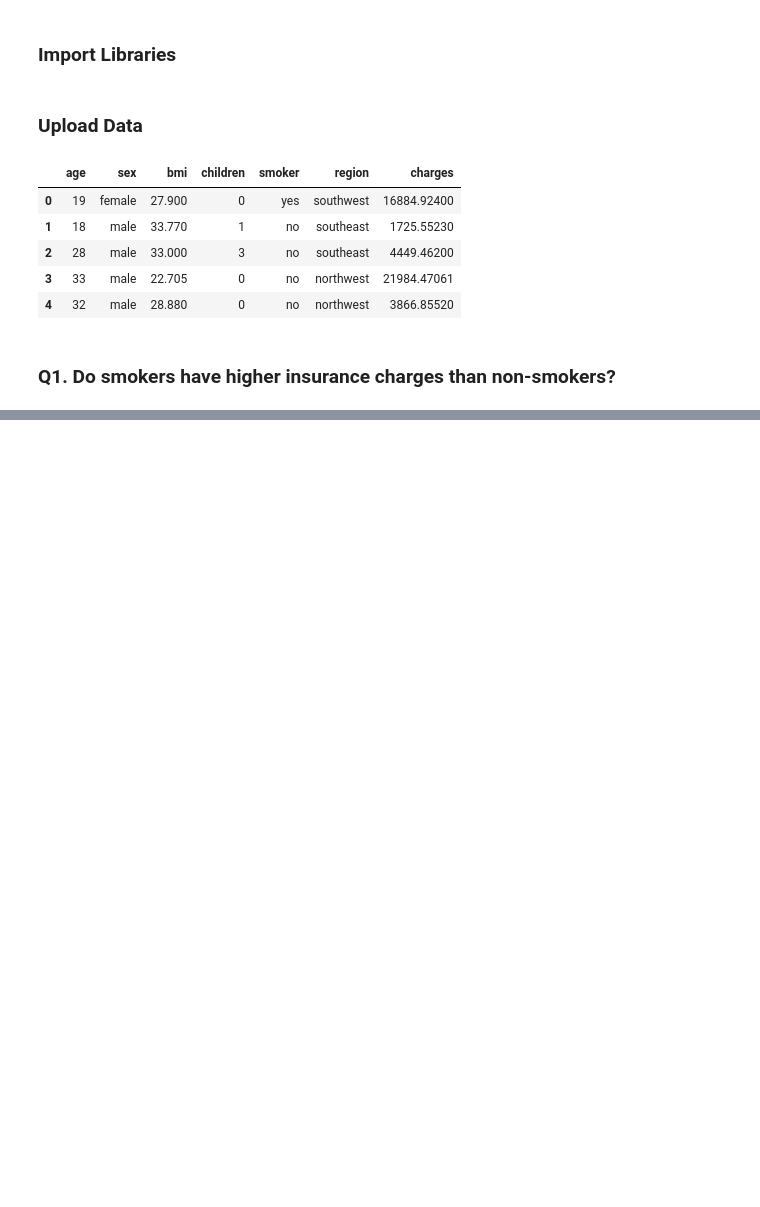
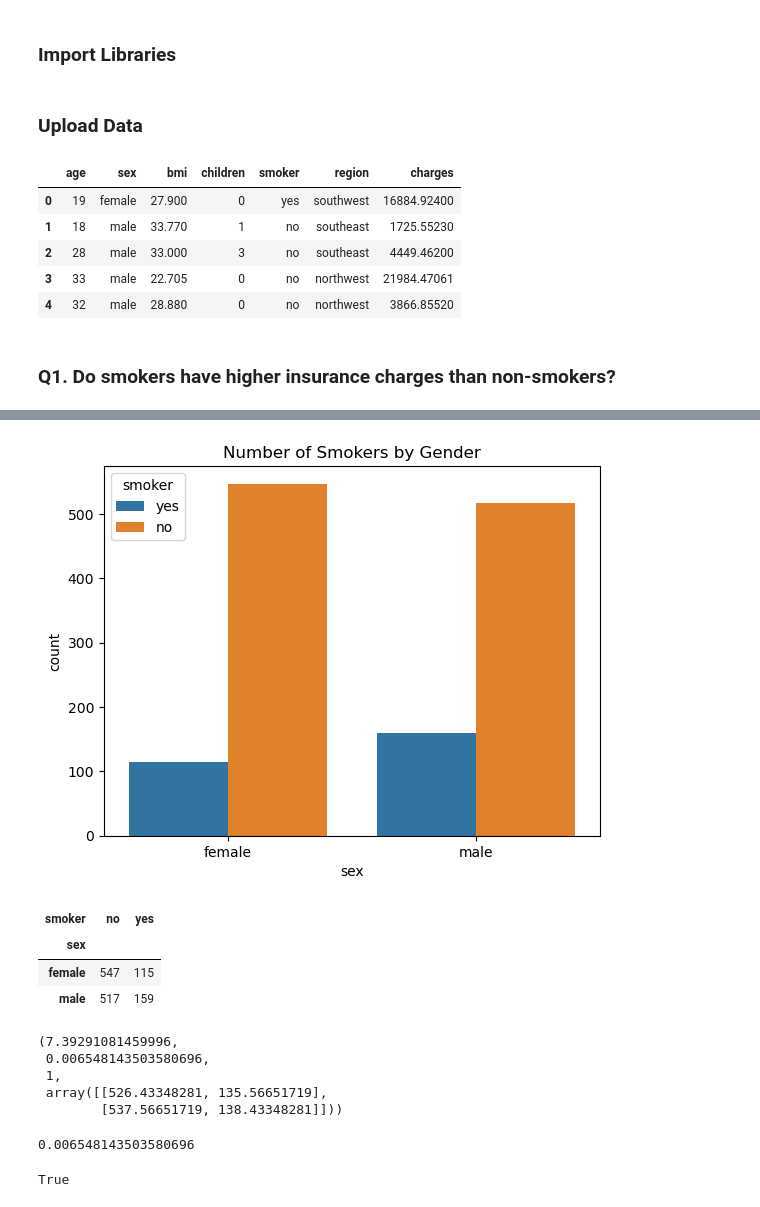
Before and after one commit to daisy-rivera/Hypothesis-Testing-with-Insurance-Data, a Jupyter notebook: Hypothesis Testing with Insurance Data.ipynb, the cells around one changed output, grey strips where cells are left out. Saved outputs shown, nothing was run; the diff lists cells and outputs as text; code cells hidden in the pictures; blank space fills up the shorter version.

```diff
--- a/Hypothesis Testing with Insurance Data.ipynb
+++ b/Hypothesis Testing with Insurance Data.ipynb
@@ -38,0 +138,15 @@ df.head()
+# %%
+#visualization
+ax = sns.countplot(data=df, x='sex',hue='smoker',)
+ax.set_title("Number of Smokers by Gender");
+# %% [output]
+[figure, added]
+# %%
+# calculate the contingency table with pd.cross-tab
+table = pd.crosstab(df['sex'], df['smoker'])
+table
+# %% [output]
+| smoker | no | yes |
+| sex |  |  |
+| female | 547 | 115 |
+| male | 517 | 159 |
@@ -38,0 +157,15 @@ df.head()
+# %%
+result
+# %% [output]
+(7.39291081459996,
+ 0.006548143503580696,
+ 1,
+ array([[526.43348281, 135.56651719],
+        [537.56651719, 138.43348281]]))
+# %%
+# What was our p-value?
+print(p)
+p<.05
+# %% [output]
+0.006548143503580696
+True
```
Also changed, not shown: parts of 36 cells of this notebook.
